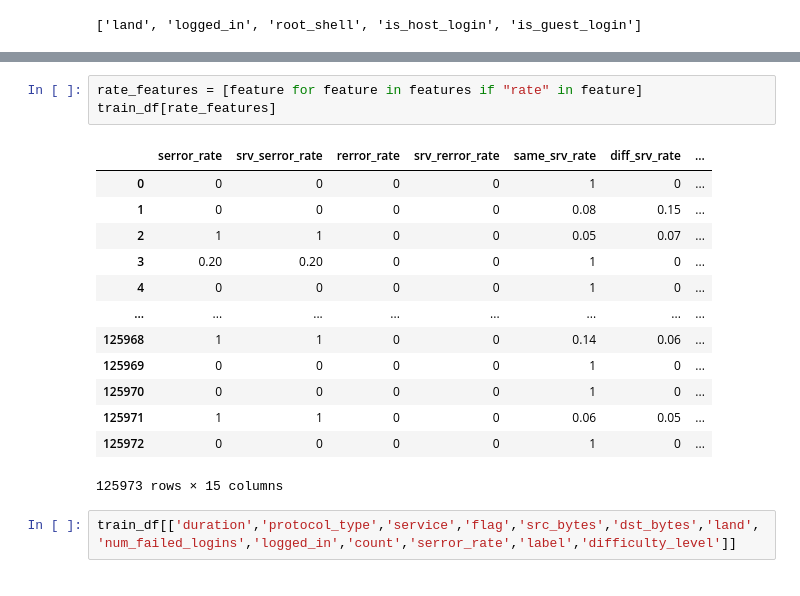
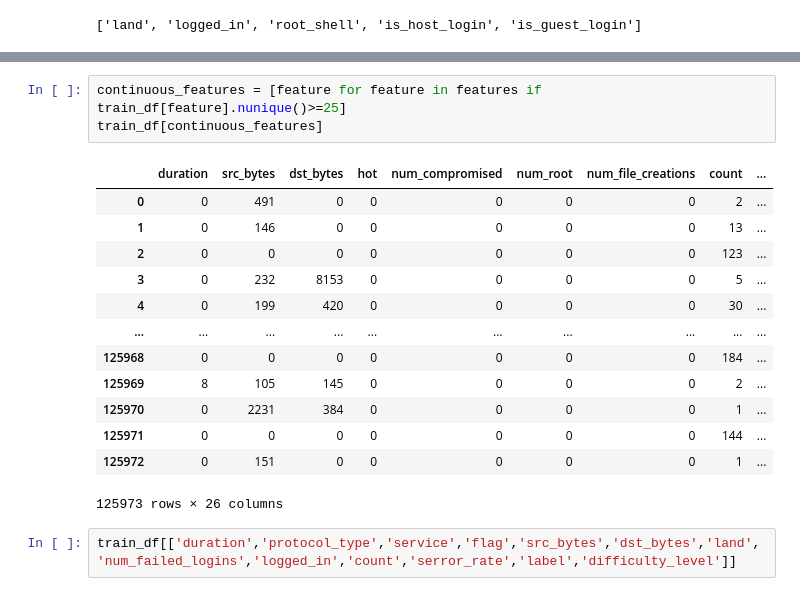
Before and after one commit to NaimPro-tech/Network-Intrusion-Detection-System, a Jupyter notebook: notebooks/intrusion.ipynb, the cells around one changed output, grey strips where cells are left out. Drawn from its saved outputs; the diff is of its cells as text.

```diff
--- a/notebooks/intrusion.ipynb
+++ b/notebooks/intrusion.ipynb
@@ -245,20 +257,20 @@ count_features
 # %%
-rate_features = [feature for feature in features if "rate" in feature]
-train_df[rate_features]
+continuous_features = [feature for feature in features if train_df[feature].nunique()>=25]
+train_df[continuous_features]
 # %% [output]
-|  | serror_rate | srv_serror_rate | rerror_rate | srv_rerror_rate | same_srv_rate | diff_srv_rate | ... |
-| 0 | 0 | 0 | 0 | 0 | 1 | 0 | ... |
-| 1 | 0 | 0 | 0 | 0 | 0.08 | 0.15 | ... |
-| 2 | 1 | 1 | 0 | 0 | 0.05 | 0.07 | ... |
-| 3 | 0.20 | 0.20 | 0 | 0 | 1 | 0 | ... |
-| 4 | 0 | 0 | 0 | 0 | 1 | 0 | ... |
-| ... | ... | ... | ... | ... | ... | ... | ... |
-| 125968 | 1 | 1 | 0 | 0 | 0.14 | 0.06 | ... |
-| 125969 | 0 | 0 | 0 | 0 | 1 | 0 | ... |
-| 125970 | 0 | 0 | 0 | 0 | 1 | 0 | ... |
-| 125971 | 1 | 1 | 0 | 0 | 0.06 | 0.05 | ... |
-| 125972 | 0 | 0 | 0 | 0 | 1 | 0 | ... |
+|  | duration | src_bytes | dst_bytes | hot | num_compromised | num_root | num_file_creations | count | ... |
+| 0 | 0 | 491 | 0 | 0 | 0 | 0 | 0 | 2 | ... |
+| 1 | 0 | 146 | 0 | 0 | 0 | 0 | 0 | 13 | ... |
+| 2 | 0 | 0 | 0 | 0 | 0 | 0 | 0 | 123 | ... |
+| 3 | 0 | 232 | 8153 | 0 | 0 | 0 | 0 | 5 | ... |
+| 4 | 0 | 199 | 420 | 0 | 0 | 0 | 0 | 30 | ... |
+| ... | ... | ... | ... | ... | ... | ... | ... | ... | ... |
+| 125968 | 0 | 0 | 0 | 0 | 0 | 0 | 0 | 184 | ... |
+| 125969 | 8 | 105 | 145 | 0 | 0 | 0 | 0 | 2 | ... |
+| 125970 | 0 | 2231 | 384 | 0 | 0 | 0 | 0 | 1 | ... |
+| 125971 | 0 | 0 | 0 | 0 | 0 | 0 | 0 | 144 | ... |
+| 125972 | 0 | 151 | 0 | 0 | 0 | 0 | 0 | 1 | ... |
-125973 rows × 15 columns
+125973 rows × 26 columns
 # %%
 train_df[['duration','protocol_type','service','flag','src_bytes','dst_bytes','land','num_failed_logins','logged_in','count','serror_rate','label','difficulty_level']]
 # %% [output]
```
Also changed, not shown: parts of 3 cells of this notebook.
